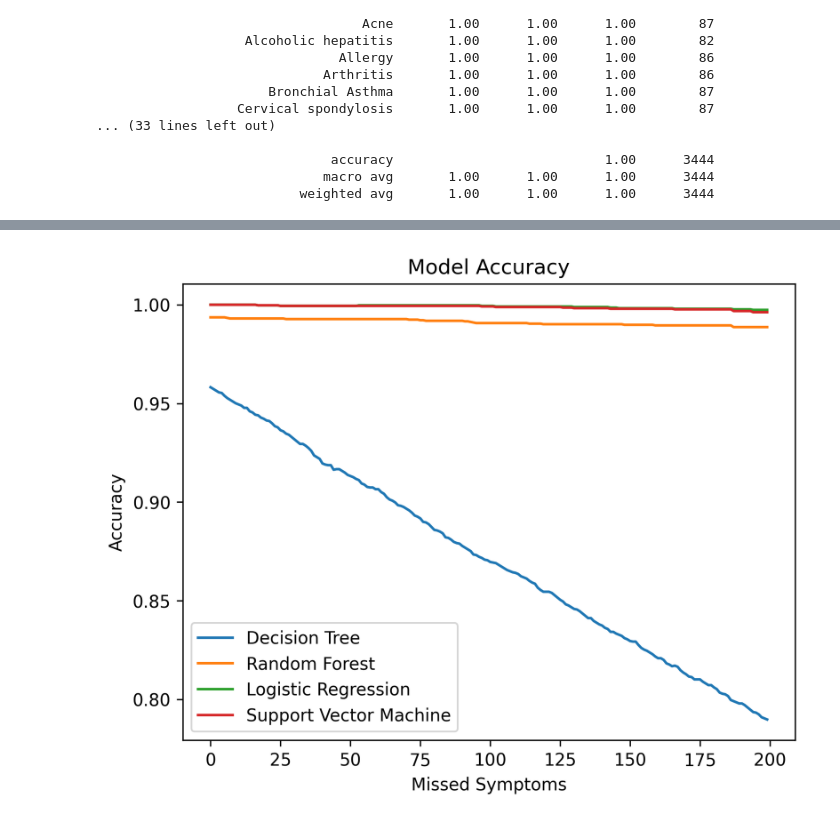
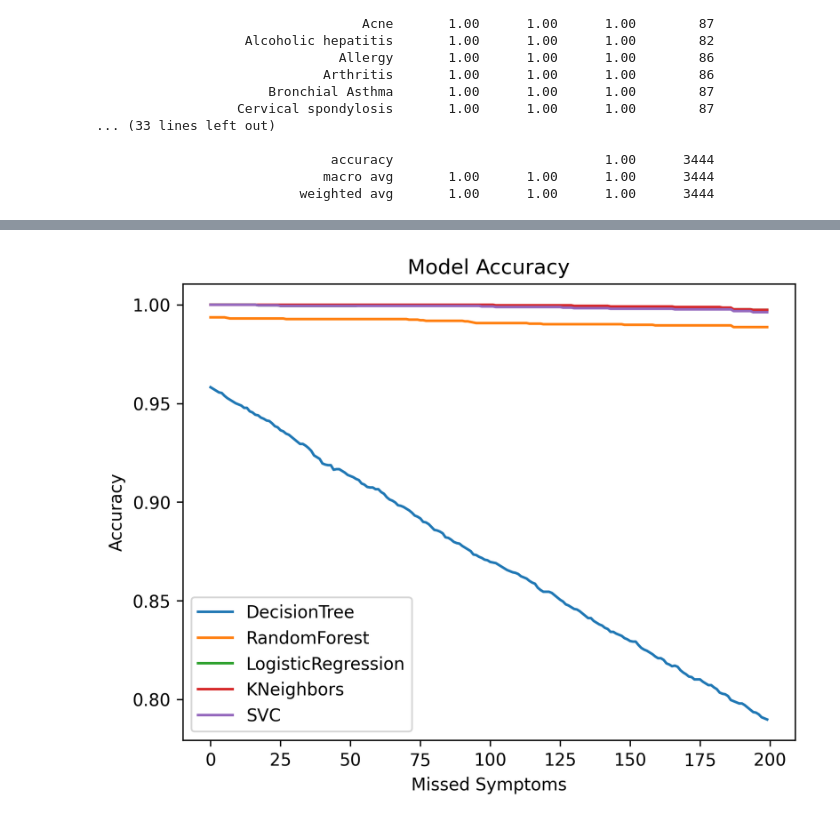
Before and after one commit to domipm/AML-Disease-Symptom, a Jupyter notebook: Classifier_Fulldata.ipynb, the cells around one changed output, grey strips where cells are left out. Drawn from its saved outputs; the diff is of its cells as text; code cells hidden in the pictures.

Commit message:
Included KNN model

```diff
--- a/Classifier_Fulldata.ipynb
+++ b/Classifier_Fulldata.ipynb
@@ -342,0 +294,11 @@ plt.show()
+# %%
+from sklearn.neighbors import KNeighborsClassifier
+
+knn = KNeighborsClassifier(n_neighbors = 5)
+
+knn.fit(X_train_bin, y_train_bin)
+
+y_pred = knn.predict(X_test_bin)
+
+accuracy = accuracy_score(y_test_bin, y_pred)
+print("Accuracy:", accuracy)
@@ -342,0 +584,14 @@ plt.show()
+# %%
+# Get all scikit-learn models in the Models_Fulldata directory
+import os
+
+# Create a list to hold the models
+models = []
+
+for model_name in os.listdir('./Models_Fulldata'):
+    # Check if the file is a .pkl file
+    if model_name.endswith('.pkl'):
+        # Load the model using joblib
+        model = joblib.load('./Models_Fulldata/' + model_name)
+        # Append the model to the list
+        models.append(model)
@@ -351,43 +657,45 @@ dt_accs = []
 rf_acces = []
 log_acces = []
 svm_acces = []
+knn_acces = []
 
-accs = [dt_accs, rf_acces, log_acces, svm_acces]
+accs = [dt_accs, rf_acces, log_acces, svm_acces, knn_acces]
 
 np.random.seed(42)  # Set the random seed for reproducibility
 
 for i in range(200):
     #Drop a random symptom from a random patient
     index, columns = np.where(X_test_sub == 1)
 
     for k in range(100):
 
         random_patient_index = np.random.choice(index)
         random_symptom_index = np.random.choice(columns)
 
         #print(f"Random Patient Index: {random_patient_index}, Random Symptom Index: {random_symptom_index}")
 
         X_test_sub.iloc[random_patient_index, random_symptom_index] = 0 # Set the symptom to 0 (not present)
 
     for j in range(len(models)):
+
         predictions = models[j].predict(X_test_sub)
 
         # Evaluate the model
         accuracy = accuracy_score(y_test_sub, predictions)
 
         accs[j].append(accuracy)
 
 # Plot the accuracies
-plt.plot(accs[0], label='Decision Tree')
-plt.plot(accs[1], label='Random Forest')
-plt.plot(accs[2], label='Logistic Regression')
-plt.plot(accs[3], label='Support Vector Machine')
+for k, model in enumerate(models):
+    # Plot the accuracies for each model
+    plt.plot(accs[k], label=model.__class__.__name__.split('Classifier')[0])
+
 plt.xlabel('Missed Symptoms')
 plt.ylabel('Accuracy')
 plt.title('Model Accuracy')
 plt.legend()
 # Save plot
 plt.savefig('./Plots/Classifier_Fulldata/model_accuracy_test2.pdf')
 plt.show()
 # %% [output]
-[figure, old version]
+[figure, new version]
```
Also changed, not shown: parts of 17 cells of this notebook, 4 other files.
